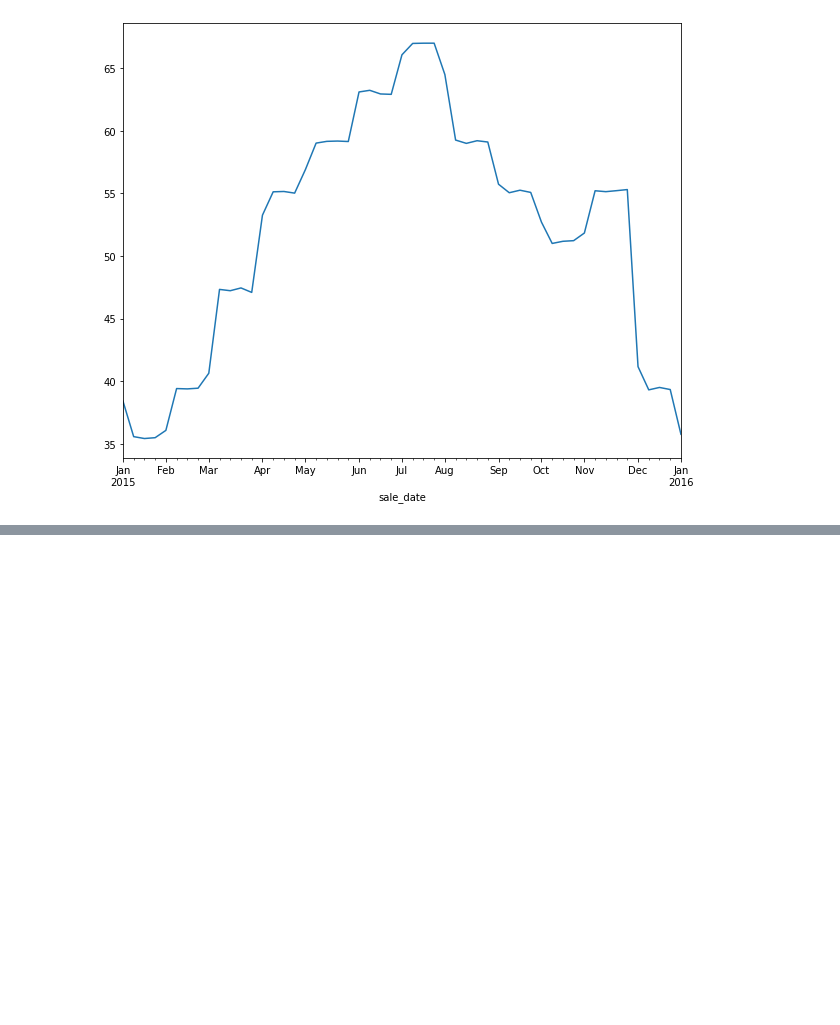
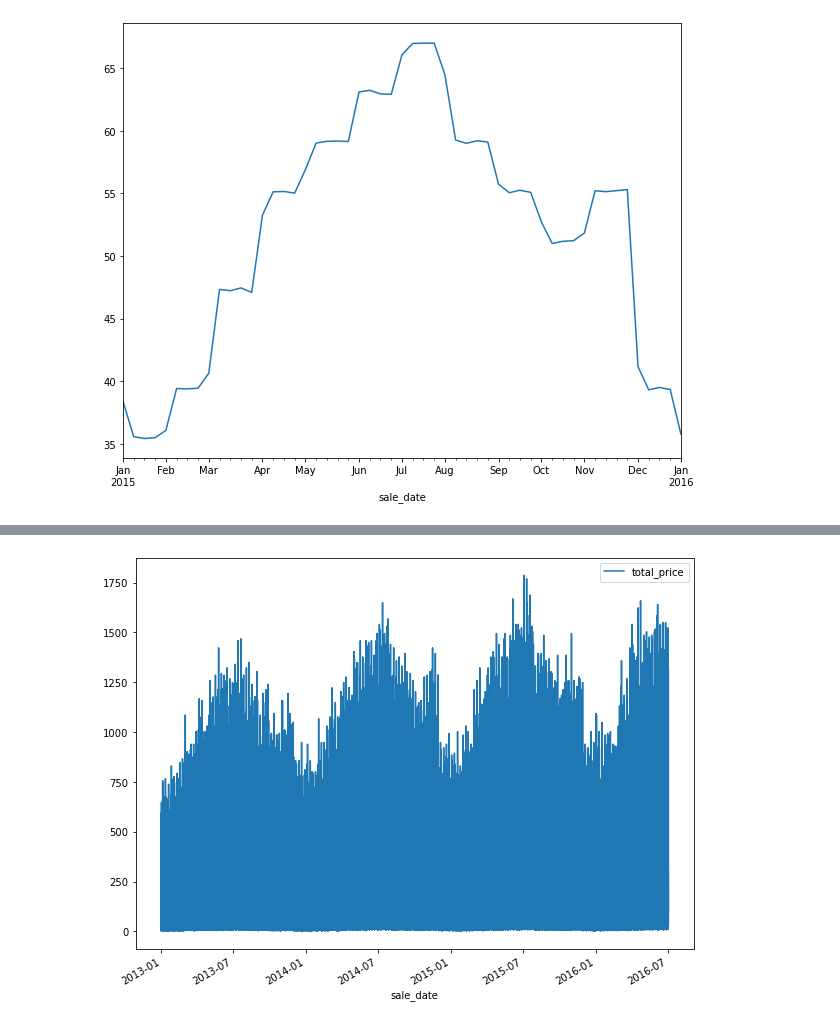
Before and after one commit to brandonjbryant/time-series-exercises, a Jupyter notebook: explore.ipynb, the cells around one changed output, grey strips where cells are left out. Drawn from its saved outputs; the diff is of its cells as text; code cells hidden in the pictures; blank space fills up the shorter version.

```diff
--- a/explore.ipynb
+++ b/explore.ipynb
@@ -157,0 +189,4 @@ train[train.year==2015].sale_amount.resample('W').mean().plot()
+# %%
+y.plot();
+# %% [output]
+[figure, added]
```
Also changed, not shown: parts of 27 cells of this notebook.
